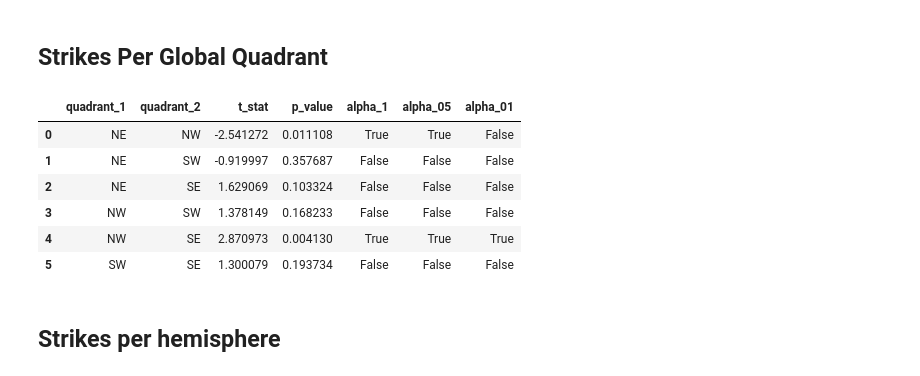
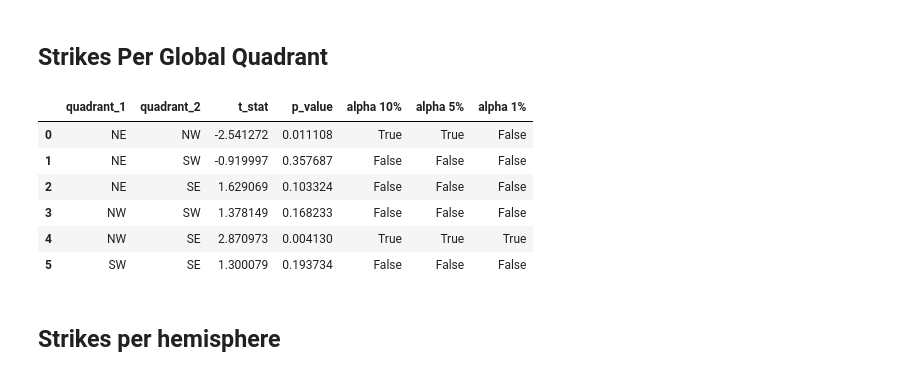
Before and after one commit to QED0711/nasa-meteorite-analysis, a Jupyter notebook: TESTING.ipynb, the cells around one changed output. Saved outputs shown, nothing was run; the diff lists cells and outputs as text; code cells hidden in the pictures.

```diff
--- a/TESTING.ipynb
+++ b/TESTING.ipynb
@@ -85,8 +94,6 @@ hit_counts = list(df.country.value_counts())
 # %% [markdown]
 ## Strikes Per Global Quadrant
 # %%
-
-
 def test_quadrants(df):
     ne = df[(df.reclat >= 0) & (df.reclong >= 0)].mass
     nw = df[(df.reclat >= 0) & (df.reclong <= 0)].mass
@@ -107,17 +114,18 @@ def test_quadrants(df):
 
             test_results.append((samp1, samp2, t_stat, p_value, alpha_1, alpha_05, alpha_01))
 
-    return pd.DataFrame(test_results, columns=["quadrant_1", "quadrant_2", "t_stat", "p_value", "alpha_1", "alpha_05", "alpha_01"])
-
-test_quadrants(df)
+    return pd.DataFrame(test_results, columns=["quadrant_1", "quadrant_2", "t_stat", "p_value", "alpha 10%", "alpha 5%", "alpha 1%"])
-# %% [output]
-|  | quadrant_1 | quadrant_2 | t_stat | p_value | alpha_1 | alpha_05 | alpha_01 |
-| 0 | NE | NW | -2.541272 | 0.011108 | True | True | False |
-| 1 | NE | SW | -0.919997 | 0.357687 | False | False | False |
-| 2 | NE | SE | 1.629069 | 0.103324 | False | False | False |
-| 3 | NW | SW | 1.378149 | 0.168233 | False | False | False |
-| 4 | NW | SE | 2.870973 | 0.004130 | True | True | True |
-| 5 | SW | SE | 1.300079 | 0.193734 | False | False | False |
+# %%
+test_quadrants(df).to_csv("tables/landmass.csv", index=False)
+test_quadrants(df)
+# %% [output]
+|  | quadrant_1 | quadrant_2 | t_stat | p_value | alpha 10% | alpha 5% | alpha 1% |
+| 0 | NE | NW | -2.541272 | 0.011108 | True | True | False |
+| 1 | NE | SW | -0.919997 | 0.357687 | False | False | False |
+| 2 | NE | SE | 1.629069 | 0.103324 | False | False | False |
+| 3 | NW | SW | 1.378149 | 0.168233 | False | False | False |
+| 4 | NW | SE | 2.870973 | 0.004130 | True | True | True |
+| 5 | SW | SE | 1.300079 | 0.193734 | False | False | False |
 # %% [markdown]
 ## Strikes per hemisphere
 # %%
```
Also changed, not shown: parts of 7 cells of this notebook, 3 other files.
